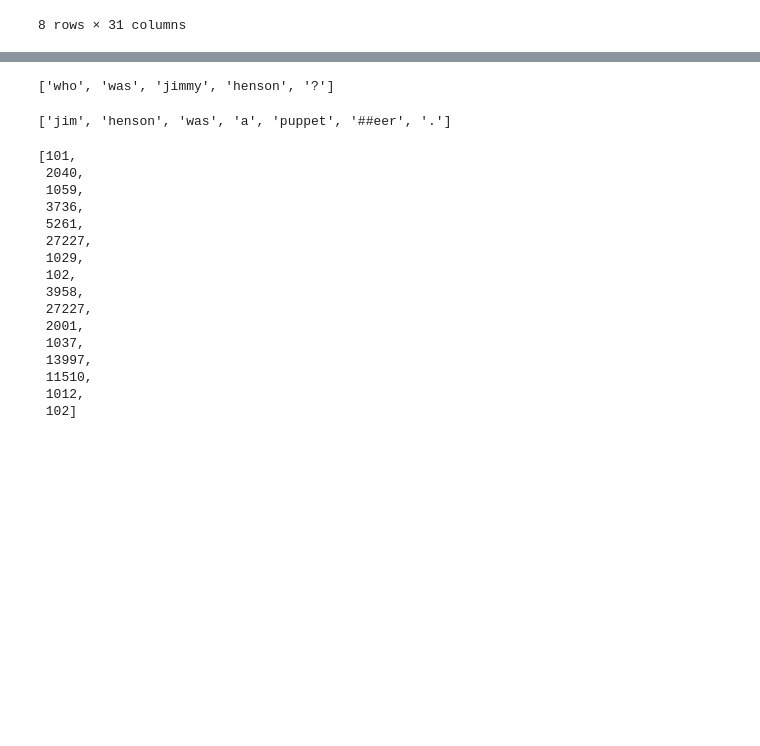
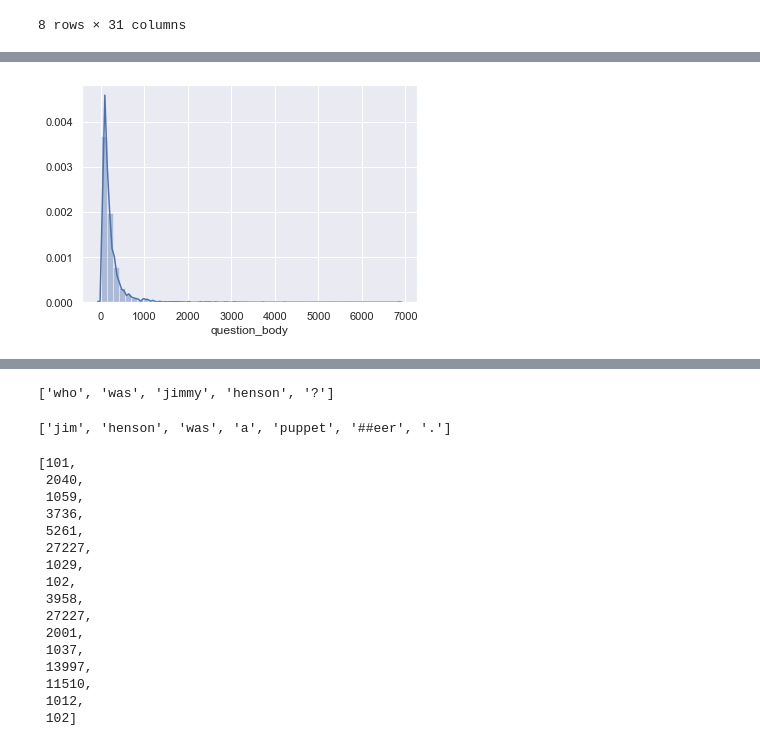
Before and after one commit to rcharan/count-von-embedding, a Jupyter notebook: analysis/becca_working.ipynb, the cells around one changed output, grey strips where cells are left out. Cells and saved outputs as stored; diff of their text form; code cells hidden in the pictures; blank space fills up the shorter version.

```diff
--- a/analysis/becca_working.ipynb
+++ b/analysis/becca_working.ipynb
@@ -88,0 +133,2 @@ train_data.describe()
+# %%
+body_len   = body.map(token_len)
@@ -88,0 +141,4 @@ train_data.describe()
+# %%
+sns.distplot(body_len);
+# %% [output]
+[figure, added]
```
Also changed, not shown: parts of 31 cells of this notebook.
